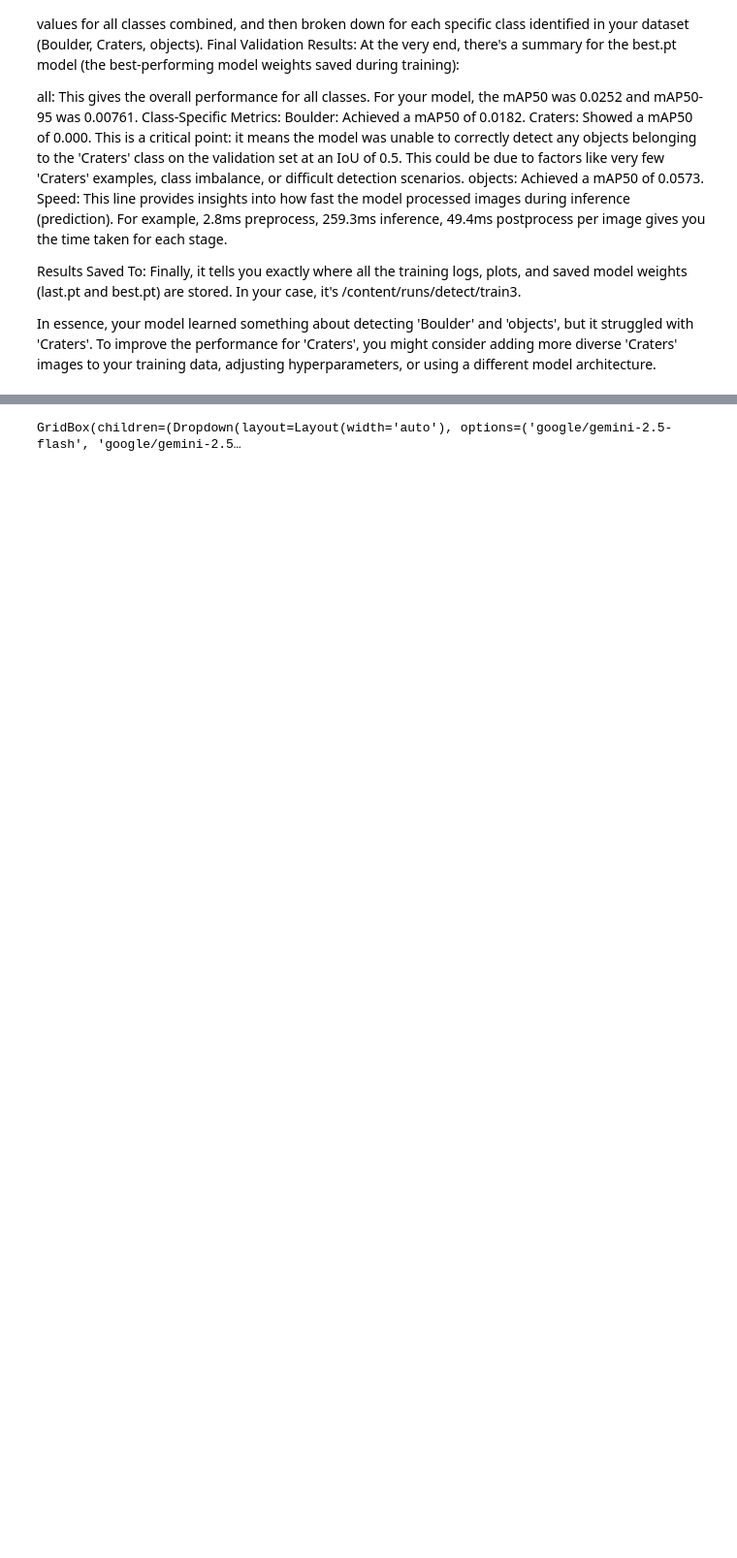
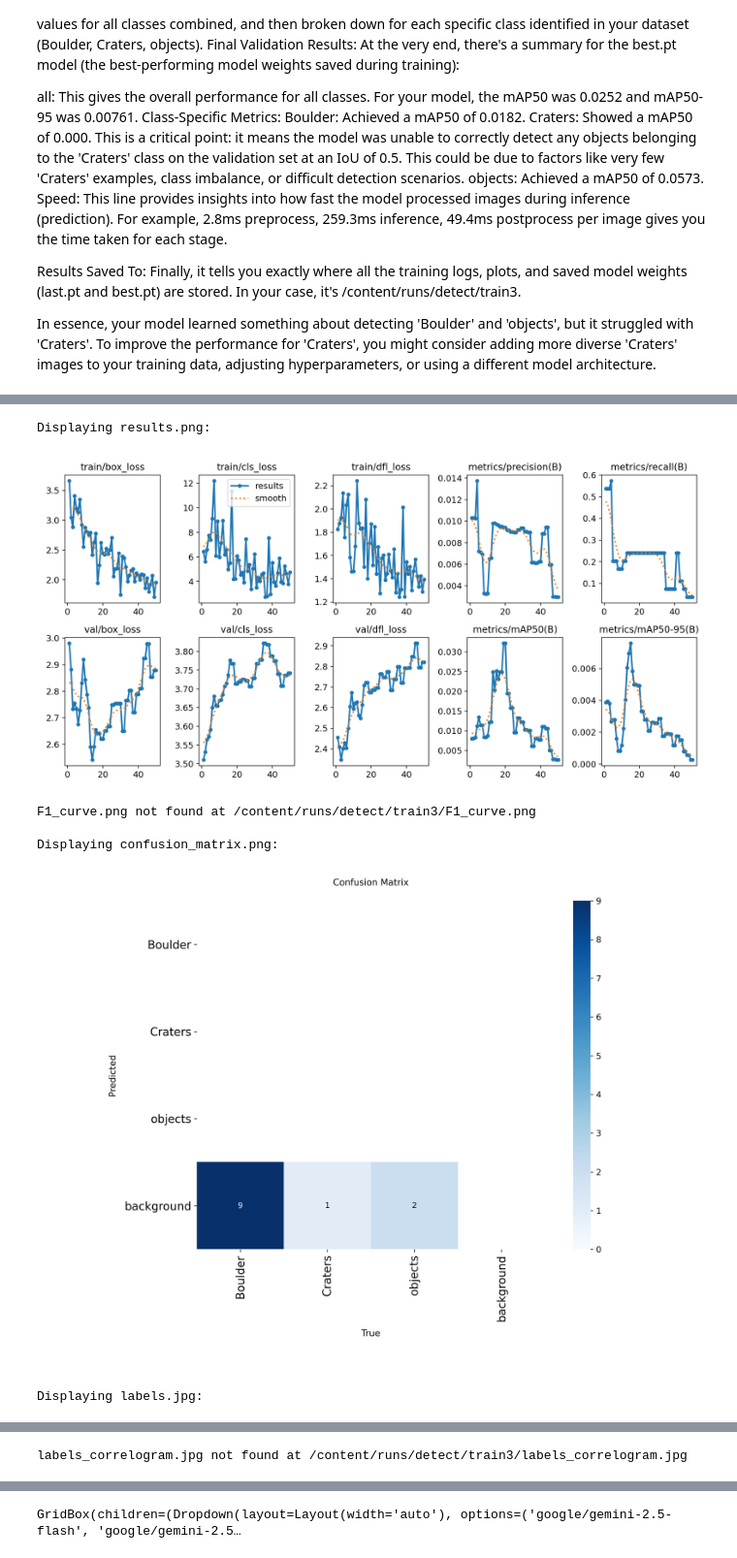
Before and after one commit to 2K22-csse-2212414gmail-com/ANNOTATION-, a Jupyter notebook: YOLOV8_PRETRAINED.ipynb, the cells around one changed output, grey strips where cells are left out. Shown at 97% size. Drawn from its saved outputs; the diff is of its cells as text; code cells hidden in the pictures; blank space fills up the shorter version.

```diff
--- a/YOLOV8_PRETRAINED.ipynb
+++ b/YOLOV8_PRETRAINED.ipynb
@@ -113,0 +124,13 @@ FileNotFoundError: Cannot find file: runs/detect/train/weights/best.pt
+# %%
+import os
+
+# List the contents of the training results directory
+training_results_dir = '/content/runs/detect/train3'
+print(f"Contents of {training_results_dir}:")
+for root, dirs, files in os.walk(training_results_dir):
+    level = root.replace(training_results_dir, '').count(os.sep)
+    indent = ' ' * 4 * (level)
+    print(f"{indent}{os.path.basename(root)}/")
+    subindent = ' ' * 4 * (level + 1)
+    for f in files:
+        print(f"{subindent}{f}")
@@ -113,0 +155,29 @@ FileNotFoundError: Cannot find file: runs/detect/train/weights/best.pt
+# %%
+from IPython.display import Image, display
+
+training_results_dir = '/content/runs/detect/train3'
+
+# Display some key plots generated during training
+plot_files = [
+    'results.png', # General training results (losses, mAP, etc.)
+    'F1_curve.png', # F1-score curve
+    'confusion_matrix.png', # Confusion matrix
+    'labels.jpg', # Example of labels
+    'labels_correlogram.jpg' # Correlogram of labels
+]
+
+for plot_file in plot_files:
+    plot_path = os.path.join(training_results_dir, plot_file)
+    if os.path.exists(plot_path):
+        print(f"\nDisplaying {plot_file}:")
+        display(Image(filename=plot_path, width=800))
+    else:
+        print(f"\n{plot_file} not found at {plot_path}")
+# %% [output]
+Displaying results.png:
+[figure, added]
+F1_curve.png not found at /content/runs/detect/train3/F1_curve.png
+
+Displaying confusion_matrix.png:
+[figure, added]
+Displaying labels.jpg:
@@ -113,0 +185 @@ FileNotFoundError: Cannot find file: runs/detect/train/weights/best.pt
+labels_correlogram.jpg not found at /content/runs/detect/train3/labels_correlogram.jpg
```
Also changed, not shown: parts of 17 cells of this notebook.
